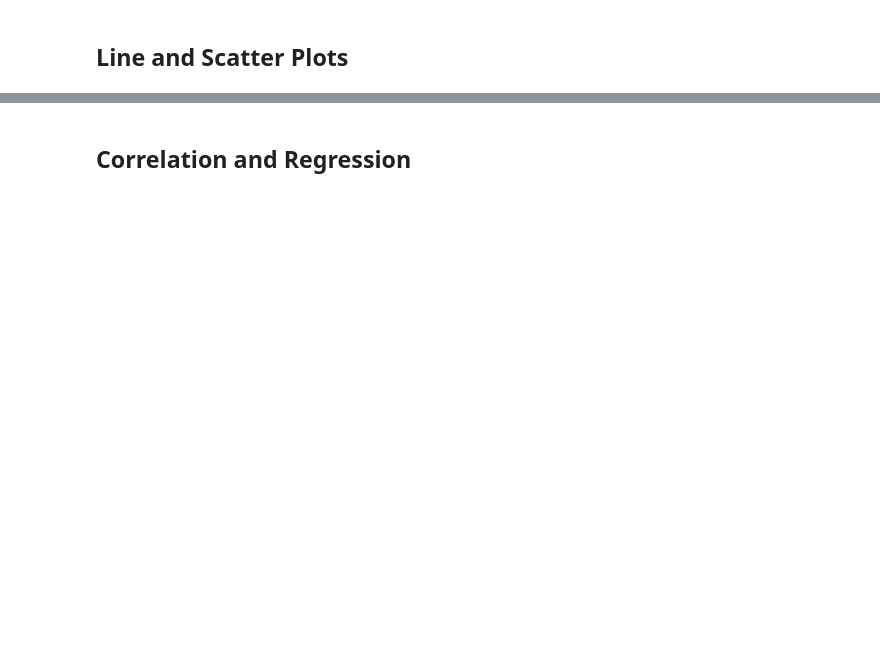
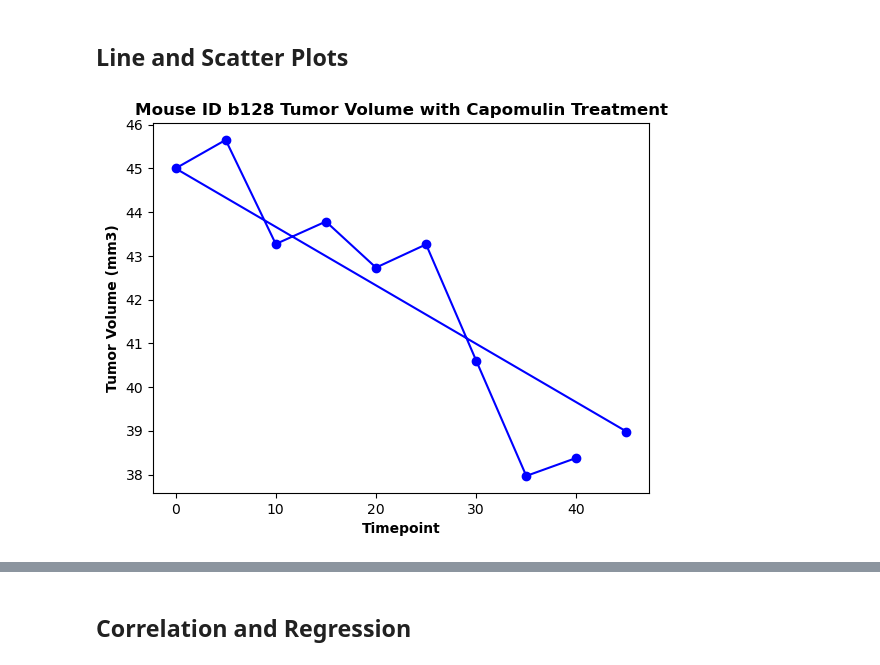
Before and after one commit to TJDavis91/Module-5-Challenge, a Jupyter notebook: pymaceuticals_challenge (1).ipynb, the cells around one changed output, grey strips where cells are left out. Drawn from its saved outputs; the diff is of its cells as text; code cells hidden in the pictures; blank space fills up the shorter version.

```diff
--- a/pymaceuticals_challenge (1).ipynb
+++ b/pymaceuticals_challenge (1).ipynb
@@ -358,0 +363,16 @@ The upper outliers of Ceftamin are: Series([], Name: Tumor Volume (mm3), dtype:
+# %%
+# Generate a line plot of tumor volume vs. time point for a single mouse treated with Capomulin
+capomulin_df = merged_maxtimepoint[merged_maxtimepoint["Drug Regimen"] == "Capomulin"]
+
+mouse_id = "b128"
+mouse_df = capomulin_df.loc[capomulin_df["Mouse ID"] == mouse_id]
+#mouse_df
+#mouse_df.plot("Timepoint", "Tumor Volume (mm3)")
+
+plt.plot(mouse_df["Timepoint"], mouse_df["Tumor Volume (mm3)"], marker="o", color="b")
+plt.xlabel("Timepoint", fontweight="bold")
+plt.ylabel("Tumor Volume (mm3)", fontweight="bold")
+plt.title("Mouse ID b128 Tumor Volume with Capomulin Treatment", fontweight="bold")
+plt.show()
+# %% [output]
+[figure, added]
```
Also changed, not shown: parts of 7 cells of this notebook.
